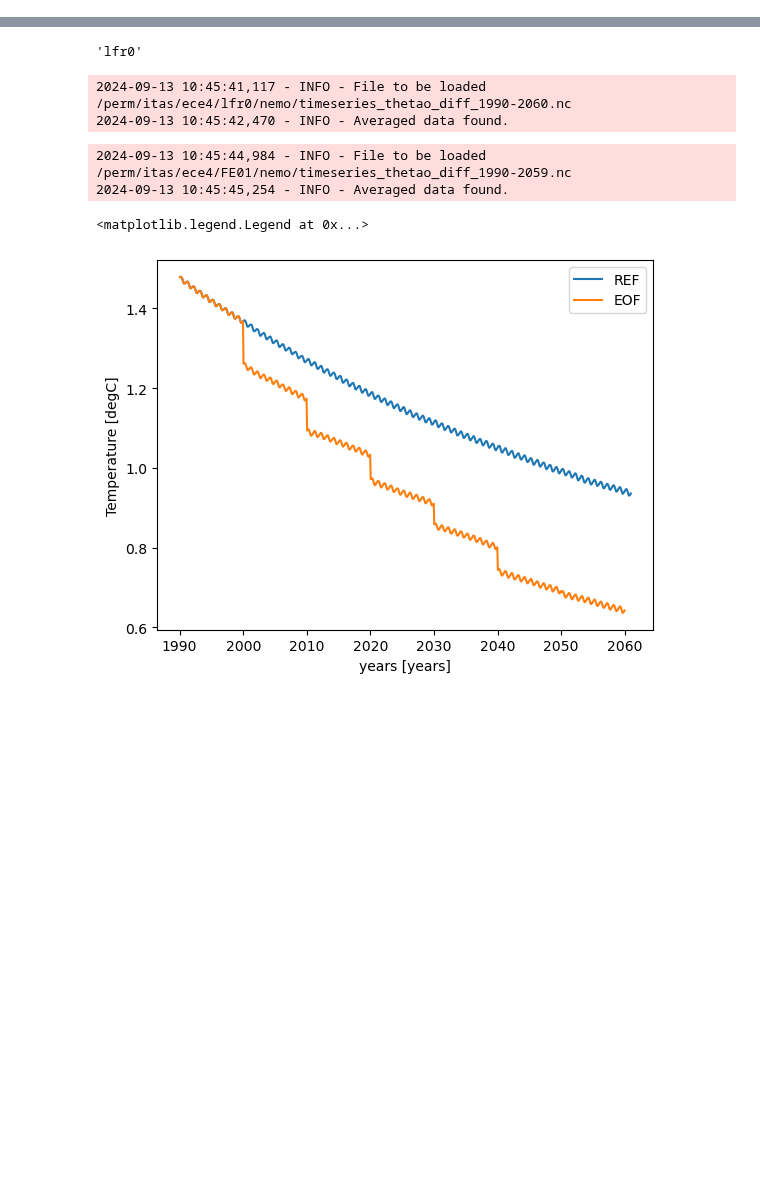
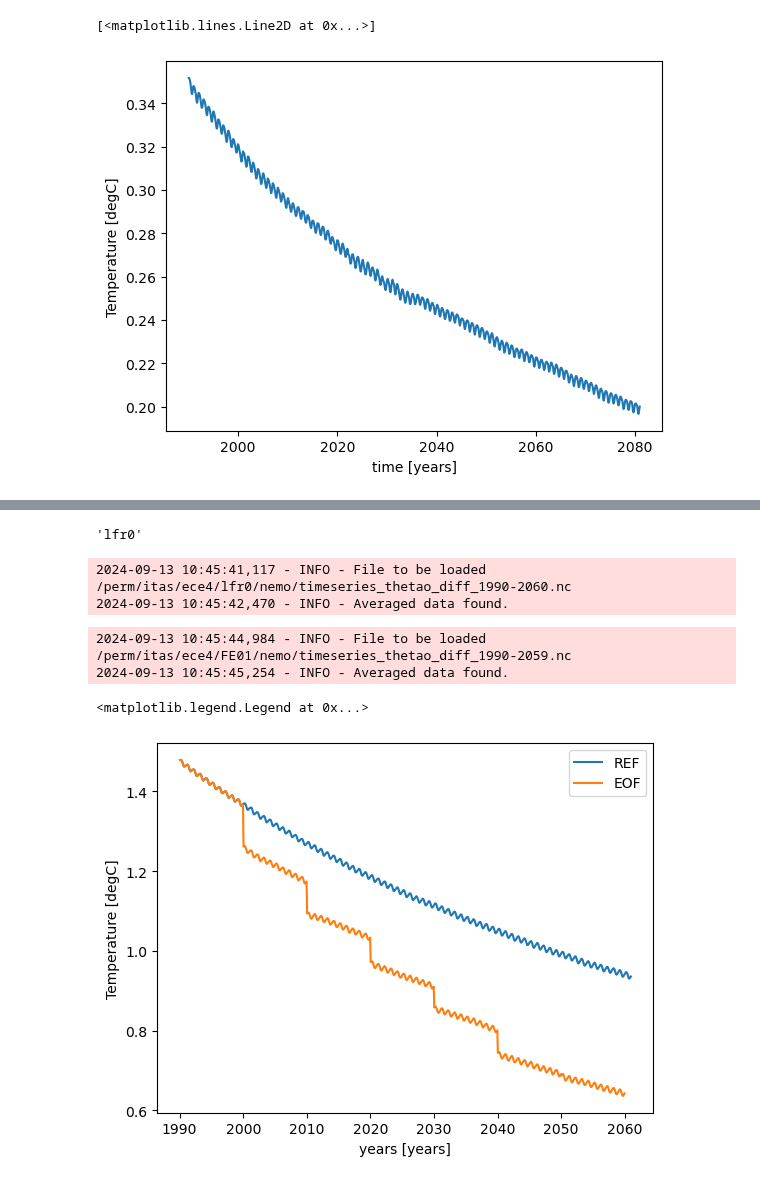
Before and after one commit to asozza/stece, a Jupyter notebook: osprey/notebooks/test_postreader.ipynb, the cells around one changed output, grey strips where cells are left out. Cells and saved outputs as stored; diff of their text form; code cells hidden in the pictures; blank space fills up the shorter version.

Commit message:
fix bug with reldiff - timeseries is working again

```diff
--- a/osprey/notebooks/test_postreader.ipynb
+++ b/osprey/notebooks/test_postreader.ipynb
@@ -7,0 +28,2 @@ import matplotlib.pyplot as plt
+# %%
+rdata = postreader_nemo(expname='lfr0', startyear=1990, endyear=2080, varlabel='thetao', diagname='timeseries', replace=True, metric='reldiff')
@@ -7,0 +37,5 @@ import matplotlib.pyplot as plt
+# %%
+rdata['thetao'].plot()
+# %% [output]
+[<matplotlib.lines.Line2D at 0x...>]
+[figure, added]
```
Also changed, not shown: parts of 9 cells of this notebook, 13 other files.
